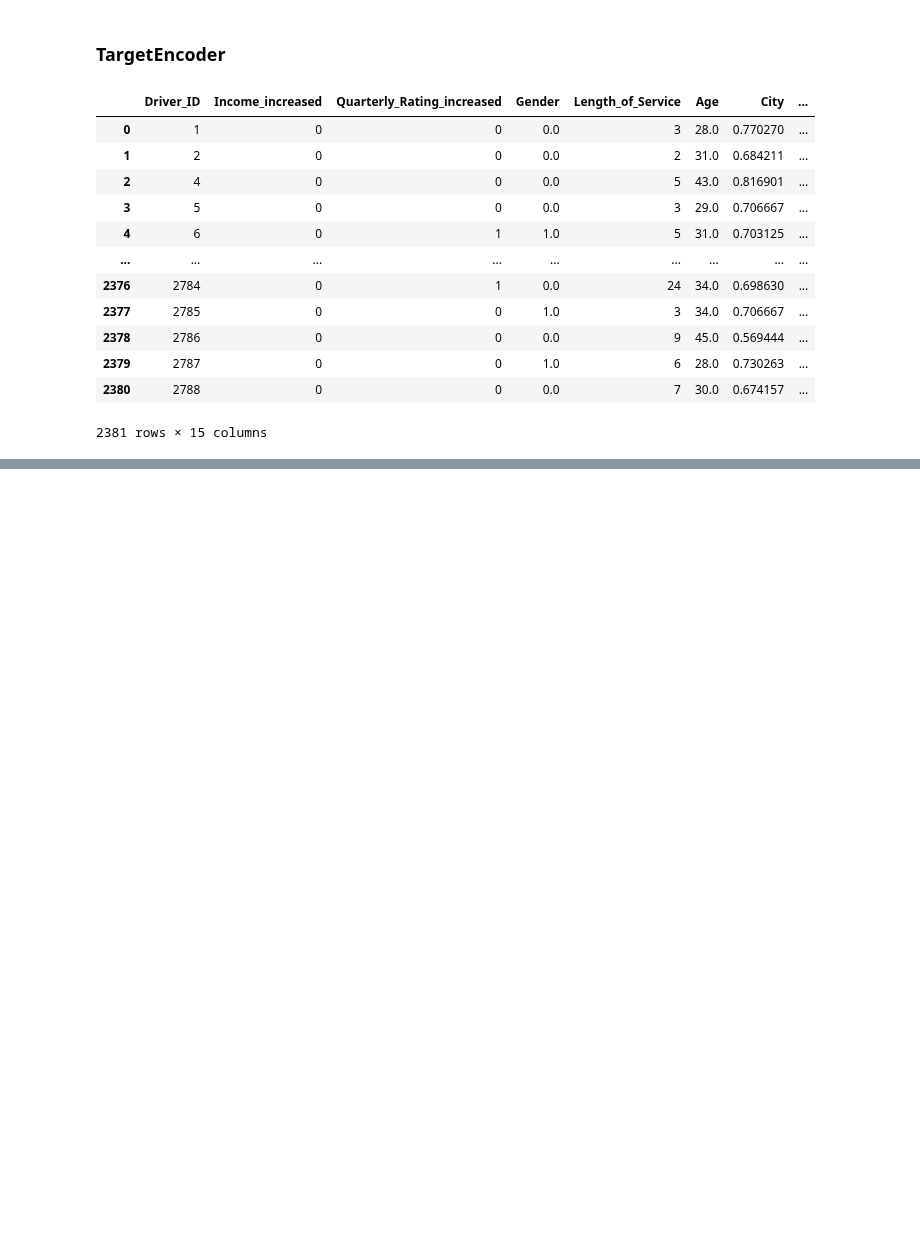
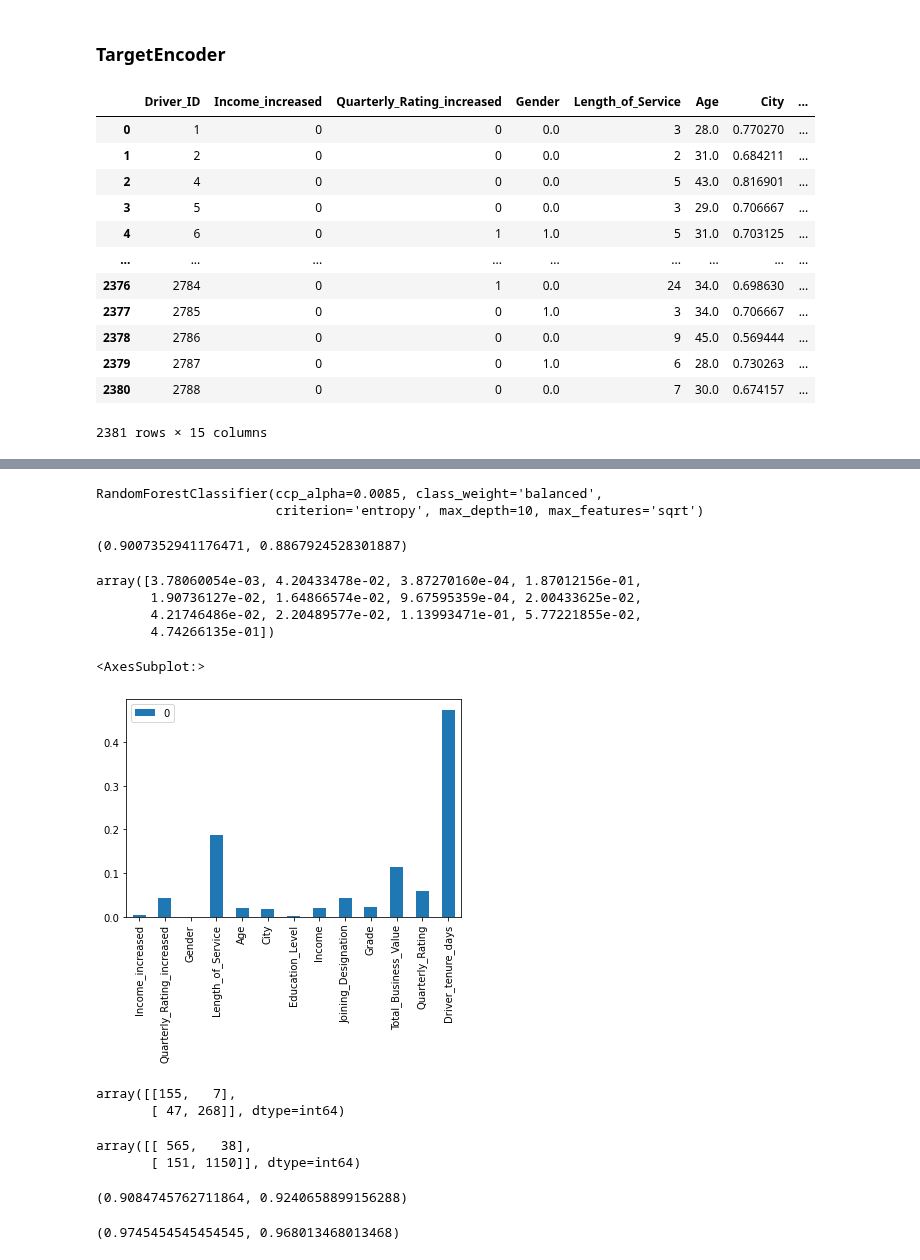
Before and after one commit to anidec25/Linear-Regression, a Jupyter notebook: Ensemble/ola_case_study.ipynb, the cells around one changed output, grey strips where cells are left out. Saved outputs shown, nothing was run; the diff lists cells and outputs as text; code cells hidden in the pictures; blank space fills up the shorter version.

```diff
--- a/Ensemble/ola_case_study.ipynb
+++ b/Ensemble/ola_case_study.ipynb
@@ -718,0 +819,2 @@ final_df
+# %%
+scaler.fit(X_train)
@@ -718,0 +823,3 @@ final_df
+# %%
+X_train = scaler.transform(X_train)
+X_test =  scaler.transform(X_test)
@@ -718,0 +830,40 @@ final_df
+# %%
+RF = RandomForestClassifier(n_estimators=100,
+    criterion='entropy',
+    max_depth=10,
+    min_samples_split=2,
+    min_samples_leaf=1,
+    min_weight_fraction_leaf=0.0,
+    max_features='sqrt',
+    max_leaf_nodes=None,
+    min_impurity_decrease=0.0,
+    bootstrap=True,
+    oob_score=False,
+    n_jobs=None,
+    random_state=None,
+    verbose=0,
+    warm_start=False,
+    class_weight="balanced",
+    ccp_alpha=0.0085,
+    max_samples=None,)
+# %%
+RF.fit(X_train,y_train)
+# %% [output]
+RandomForestClassifier(ccp_alpha=0.0085, class_weight='balanced',
+                       criterion='entropy', max_depth=10, max_features='sqrt')
+# %%
+RF.score(X_train,y_train),RF.score(X_test,y_test)
+# %% [output]
+(0.9007352941176471, 0.8867924528301887)
+# %%
+RF.feature_importances_
+# %% [output]
+array([3.78060054e-03, 4.20433478e-02, 3.87270160e-04, 1.87012156e-01,
+       1.90736127e-02, 1.64866574e-02, 9.67595359e-04, 2.00433625e-02,
+       4.21746486e-02, 2.20489577e-02, 1.13993471e-01, 5.77221855e-02,
+       4.74266135e-01])
+# %%
+pd.DataFrame(data=RF.feature_importances_,index=X.columns).plot(kind="bar")
+# %% [output]
+<AxesSubplot:>
+[figure, added]
@@ -718,0 +872,18 @@ final_df
+# %%
+confusion_matrix(y_test,RF.predict(X_test) )
+# %% [output]
+array([[155,   7],
+       [ 47, 268]], dtype=int64)
+# %%
+confusion_matrix(y_train,RF.predict(X_train) )
+# %% [output]
+array([[ 565,   38],
+       [ 151, 1150]], dtype=int64)
+# %%
+f1_score(y_test,RF.predict(X_test)),f1_score(y_train,RF.predict(X_train))
+# %% [output]
+(0.9084745762711864, 0.9240658899156288)
+# %%
+precision_score(y_test,RF.predict(X_test)),precision_score(y_train,RF.predict(X_train))
+# %% [output]
+(0.9745454545454545, 0.968013468013468)
```
Also changed, not shown: parts of 67 cells of this notebook.
